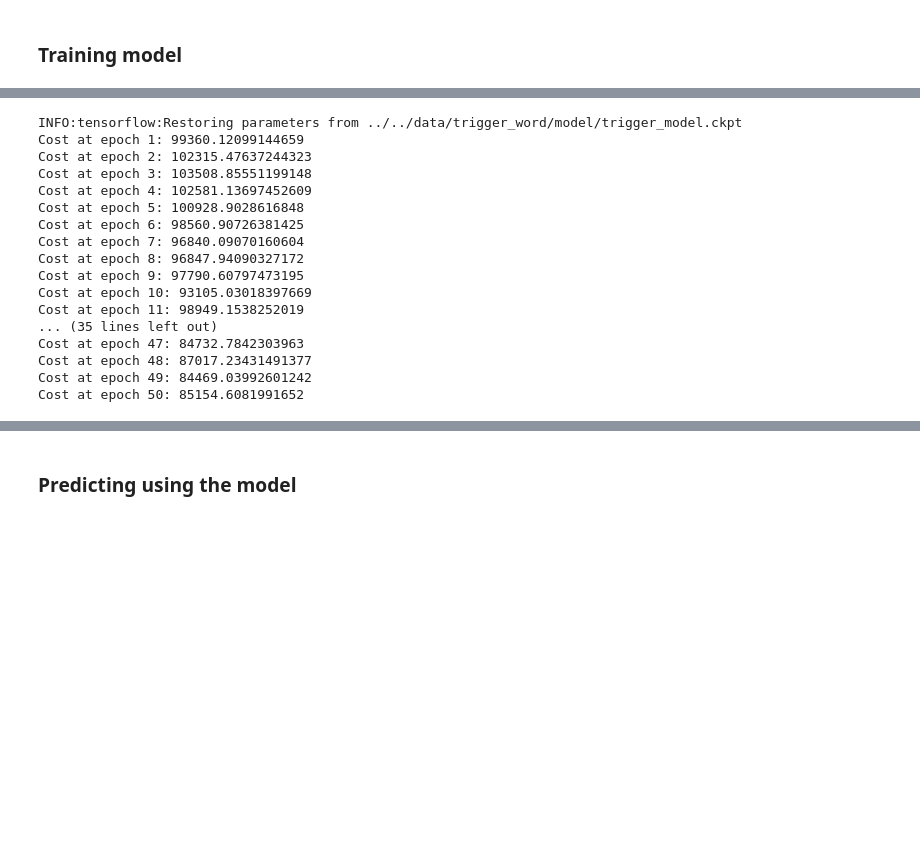
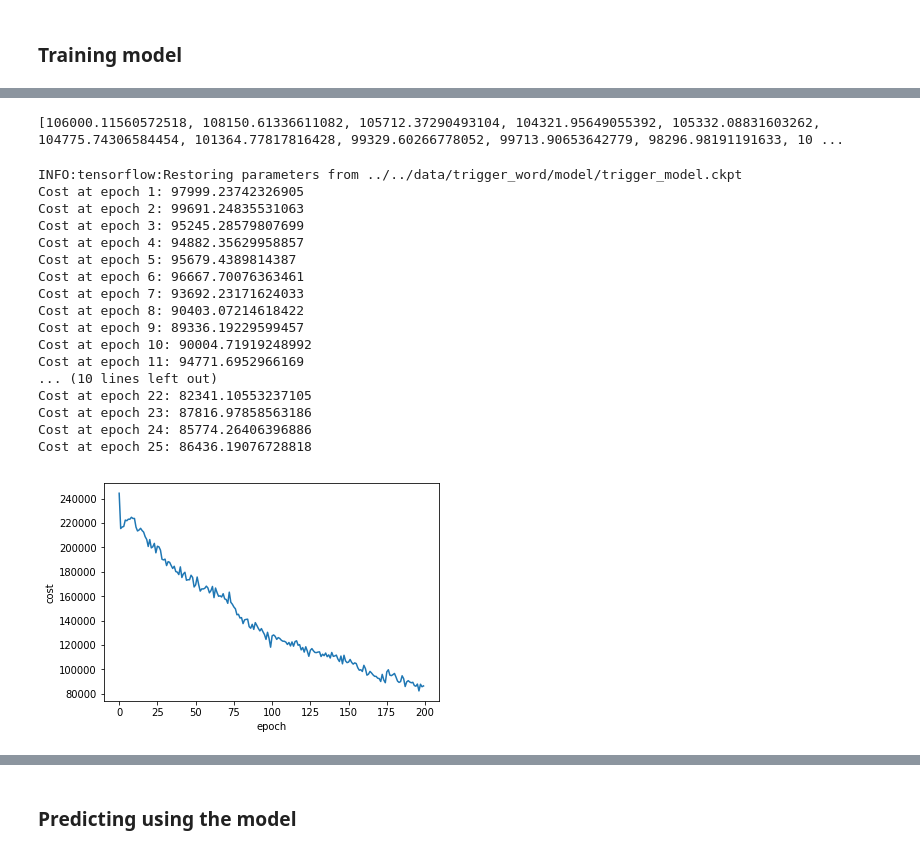
Before and after one commit to nateandre/Machine-Learning, a Jupyter notebook: trigger_word/trigger_word_rnn_model.ipynb, the cells around one changed output, grey strips where cells are left out. Saved outputs shown, nothing was run; the diff lists cells and outputs as text; code cells hidden in the pictures; blank space fills up the shorter version.

```diff
--- a/trigger_word/trigger_word_rnn_model.ipynb
+++ b/trigger_word/trigger_word_rnn_model.ipynb
@@ -193,5 +227,4 @@ Cost at epoch 10: 160606.52360264678
 # %%
-# larger learning rate continued 2
-costs4 = model(X_train,y_train,lr=0.0001,num_epochs=20,retrain=True,print_each=False)
+costs4 = model(X_train,y_train,lr=0.00003,num_epochs=25,retrain=True,print_each=False)
 # %% [output]
 INFO:tensorflow:Restoring parameters from ../../data/trigger_word/model/trigger_model.ckpt
@@ -214,5 +247,4 @@ Cost at epoch 20: 138748.14003429242
 # %%
-# larger learning rate continued 3
-costs5 = model(X_train,y_train,lr=0.0001,num_epochs=50,retrain=True,print_each=False)
+costs5 = model(X_train,y_train,lr=0.00003,num_epochs=25,retrain=True,print_each=False)
 # %% [output]
 INFO:tensorflow:Restoring parameters from ../../data/trigger_word/model/trigger_model.ckpt
@@ -235,5 +267,4 @@ Cost at epoch 50: 119225.72483673785
 # %%
-# larger learning rate continued 4
-costs6 = model(X_train,y_train,lr=0.0001,num_epochs=50,retrain=True,print_each=False)
+costs6 = model(X_train,y_train,lr=0.00003,num_epochs=25,retrain=True,print_each=False)
 # %% [output]
 INFO:tensorflow:Restoring parameters from ../../data/trigger_word/model/trigger_model.ckpt
@@ -257,22 +287,35 @@ KeyboardInterrupt:
+# %%
+print(costs7)
+# %% [output]
+[106000.11560572518, 108150.61336611082, 105712.37290493104, 104321.95649055392, 105332.08831603262, 104775.74306584454, 101364.77817816428, 99329.60266778052, 99713.90653642779, 98296.98191191633, 10 ...
 # %%
-# larger learning rate continued 5
-costs7 = model(X_train,y_train,lr=0.00003,num_epochs=50,retrain=True,print_each=False)
+costs8 = model(X_train,y_train,lr=0.00001,num_epochs=25,retrain=True,print_each=False)
 # %% [output]
 INFO:tensorflow:Restoring parameters from ../../data/trigger_word/model/trigger_model.ckpt
-Cost at epoch 1: 99360.12099144659
-Cost at epoch 2: 102315.47637244323
-Cost at epoch 3: 103508.85551199148
-Cost at epoch 4: 102581.13697452609
-Cost at epoch 5: 100928.9028616848
-Cost at epoch 6: 98560.90726381425
-Cost at epoch 7: 96840.09070160604
-Cost at epoch 8: 96847.94090327172
-Cost at epoch 9: 97790.60797473195
-Cost at epoch 10: 93105.03018397669
-Cost at epoch 11: 98949.1538252019
-... (35 lines left out)
-Cost at epoch 47: 84732.7842303963
-Cost at epoch 48: 87017.23431491377
-Cost at epoch 49: 84469.03992601242
-Cost at epoch 50: 85154.6081991652
+Cost at epoch 1: 97999.23742326905
+Cost at epoch 2: 99691.24835531063
+Cost at epoch 3: 95245.28579807699
+Cost at epoch 4: 94882.35629958857
+Cost at epoch 5: 95679.4389814387
+Cost at epoch 6: 96667.70076363461
+Cost at epoch 7: 93692.23171624033
+Cost at epoch 8: 90403.07214618422
+Cost at epoch 9: 89336.19229599457
+Cost at epoch 10: 90004.71919248992
+Cost at epoch 11: 94771.6952966169
+... (10 lines left out)
+Cost at epoch 22: 82341.10553237105
+Cost at epoch 23: 87816.97858563186
+Cost at epoch 24: 85774.26406396886
+Cost at epoch 25: 86436.19076728818
+# %%
+# Sample of the high level of variability in cost over time
+tot_cost = costs1 + costs2 + costs3 + costs4 + costs5 + costs6 + costs7 + costs8
+x_i = [i for i in range(len(tot_cost))]
+plt.plot(x_i,tot_cost)
+plt.xlabel("epoch")
+plt.ylabel("cost")
+plt.show()
+# %% [output]
+[figure, added]
 # %%
```
Also changed, not shown: parts of 12 cells of this notebook.
